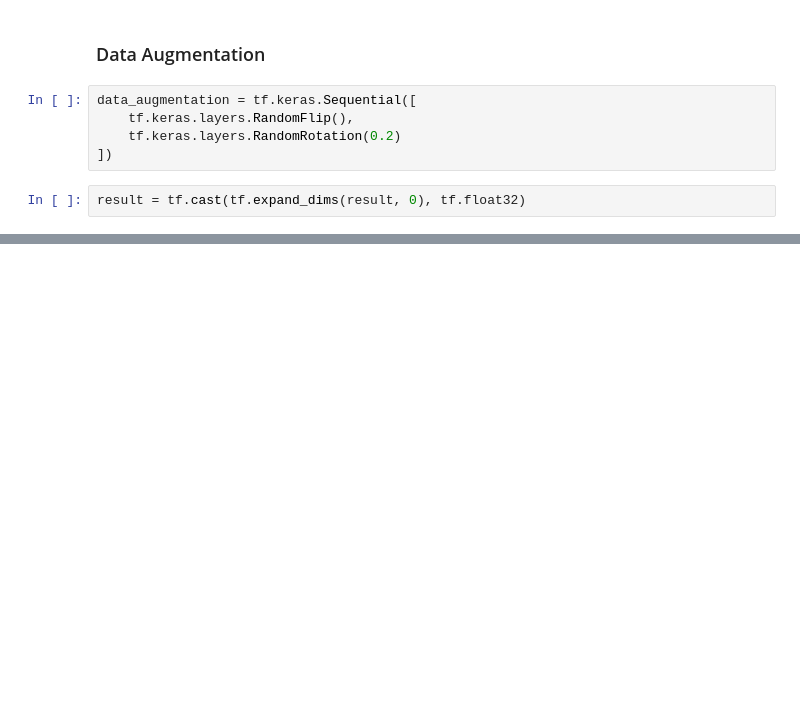
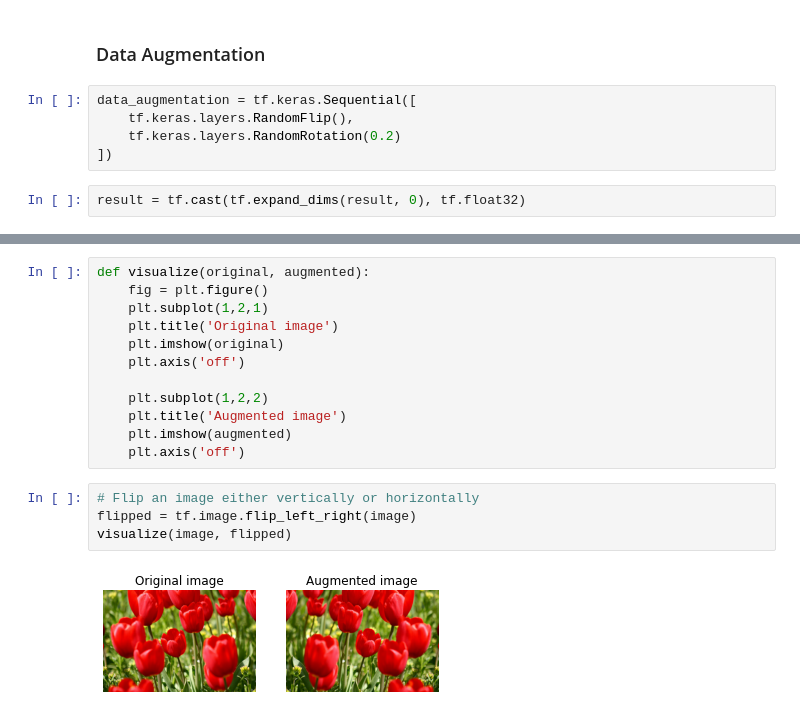
Before and after one commit to jhhan0/machine-learning, a Jupyter notebook: Tensorflow_Tutorials/tensorflow_keras_data_augmentation.ipynb, the cells around one changed output, grey strips where cells are left out. Saved outputs shown, nothing was run; the diff lists cells and outputs as text; blank space fills up the shorter version.

```diff
--- a/Tensorflow_Tutorials/tensorflow_keras_data_augmentation.ipynb
+++ b/Tensorflow_Tutorials/tensorflow_keras_data_augmentation.ipynb
@@ -89,0 +180,18 @@ plt.show()
+# %%
+def visualize(original, augmented):
+    fig = plt.figure()
+    plt.subplot(1,2,1)
+    plt.title('Original image')
+    plt.imshow(original)
+    plt.axis('off')
+
+    plt.subplot(1,2,2)
+    plt.title('Augmented image')
+    plt.imshow(augmented)
+    plt.axis('off')
+# %%
+# Flip an image either vertically or horizontally
+flipped = tf.image.flip_left_right(image)
+visualize(image, flipped)
+# %% [output]
+[figure, added]
```
Also changed, not shown: parts of 20 cells of this notebook.
